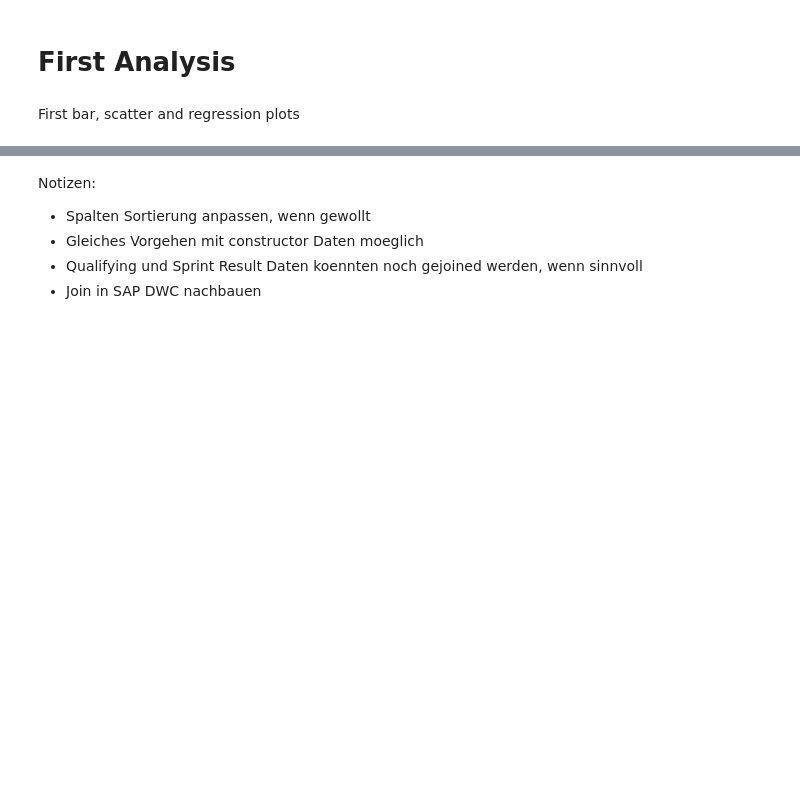
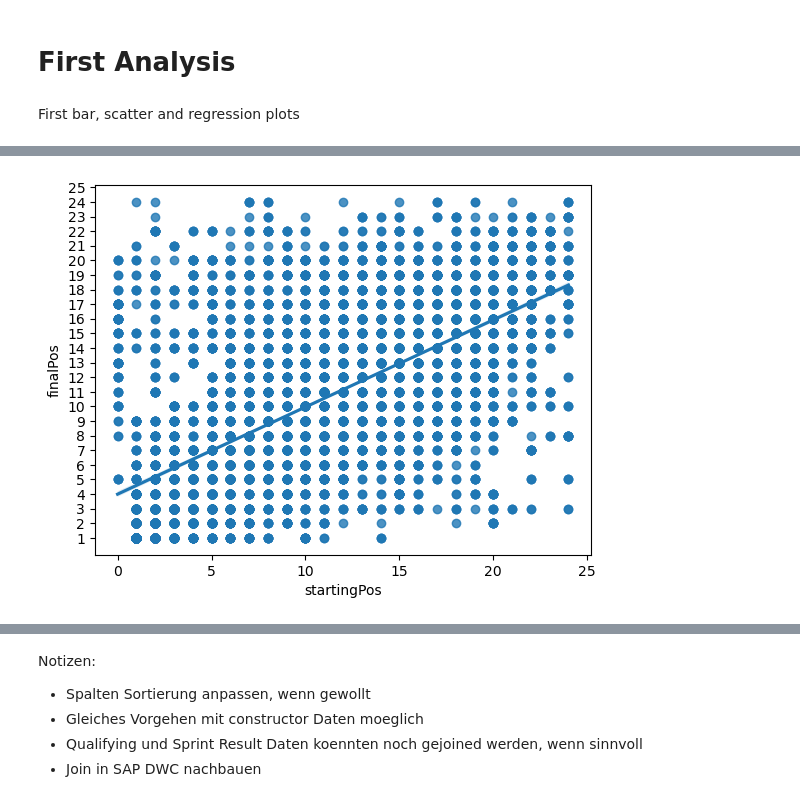
Before and after one commit to NicoHenzel/DataWarehouseWorkshop, a Jupyter notebook: DataExploration.ipynb, the cells around one changed output, grey strips where cells are left out. Cells and saved outputs as stored; diff of their text form; code cells hidden in the pictures; blank space fills up the shorter version.

```diff
--- a/DataExploration.ipynb
+++ b/DataExploration.ipynb
@@ -675,0 +721,7 @@ First bar, scatter and regression plots
+# %%
+sns.regplot(x=df_driver_final_startEnd["startingPos"], y=df_driver_final_startEnd["finalPos"])
+y_ticks = list(range(1,26))
+plt.yticks(y_ticks)
+plt.show()
+# %% [output]
+[figure, added]
```
Also changed, not shown: parts of 12 cells of this notebook, 1 other file.
